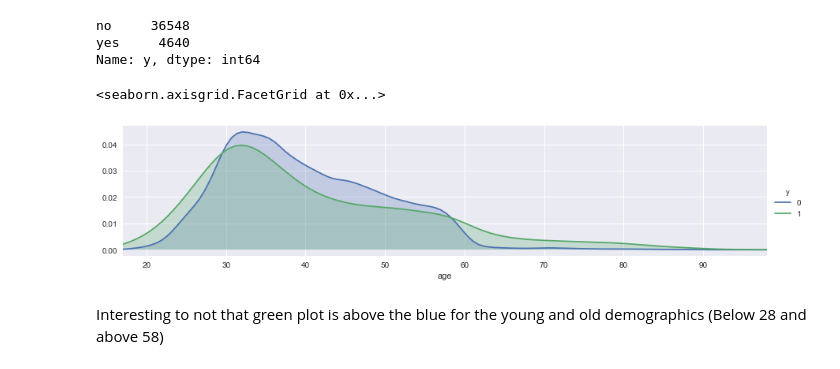
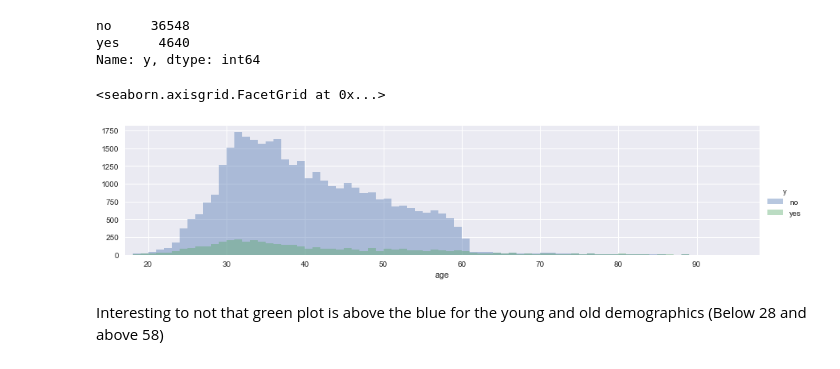
Before and after one commit to nachiketmparanjape/Bank_UCI, a Jupyter notebook: Bank_UCI_exploration.ipynb, the cells around one changed output. Saved outputs shown, nothing was run; the diff lists cells and outputs as text; code cells hidden in the pictures.

```diff
--- a/Bank_UCI_exploration.ipynb
+++ b/Bank_UCI_exploration.ipynb
@@ -117,17 +117,17 @@ Name: y, dtype: int64
 df['y'] = df['y'].map({'yes':1,'no':0})
 # %%
 fig = sns.FacetGrid(df,hue='y',aspect=4)
-fig.map(sns.kdeplot,'age',shade=True)
+fig.map(sns.distplot,'age',bins = np.arange(df.age.min(),df.age.max(),1),kde=False)
 
 oldest = df['age'].max()
 youngest = df['age'].min()
 
 fig.set(xlim=(youngest,oldest))
 
 fig.add_legend()
 # %% [output]
 <seaborn.axisgrid.FacetGrid at 0x...>
-[figure, old version]
+[figure, new version]
 # %% [markdown]
 Interesting to not that green plot is above the blue for the young and old demographics (Below 28 and above 58)
 # %% [markdown]
```
Also changed, not shown: parts of 8 cells of this notebook, 20 other files.
